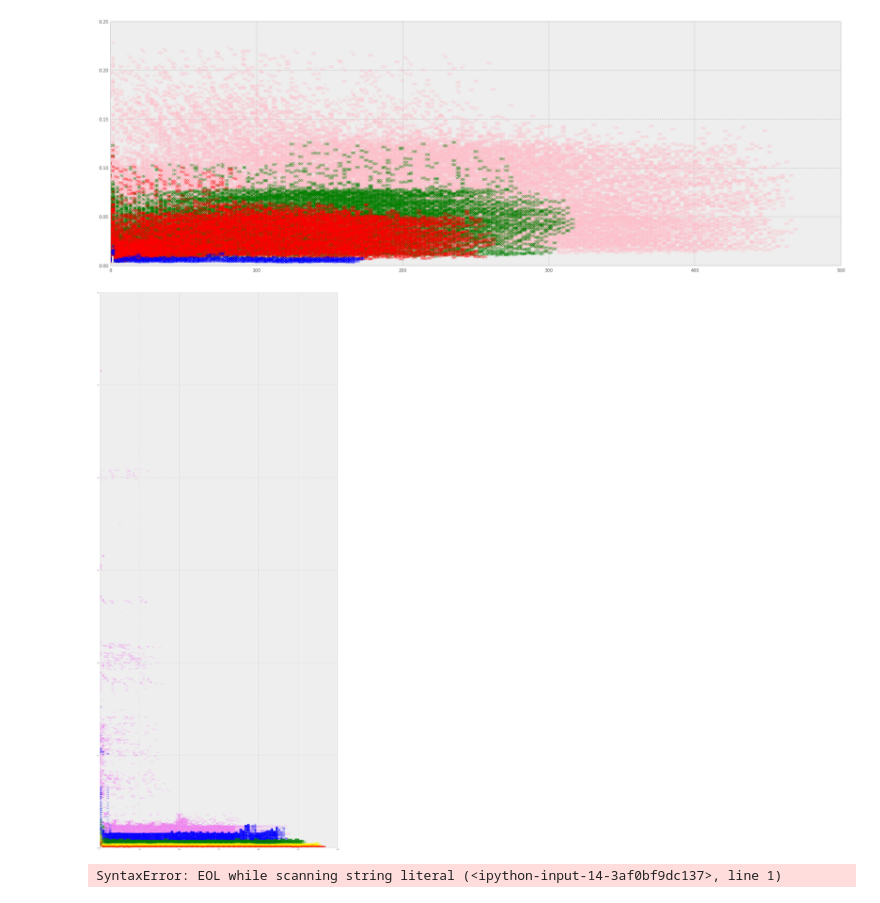
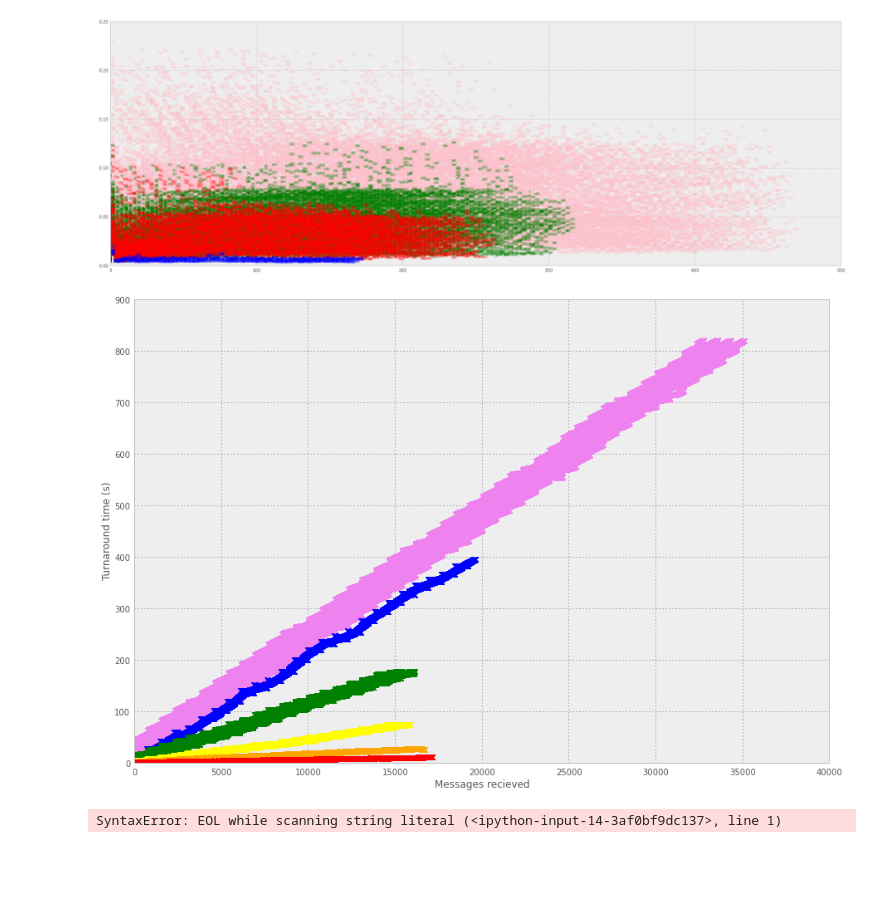
Before and after one commit to asazonov/MobileMiddleware, a Jupyter notebook: broker_test.ipynb, the cells around one changed output. Cells and saved outputs as stored; diff of their text form; code cells hidden in the pictures; blank space fills up the shorter version.

```diff
--- a/broker_test.ipynb
+++ b/broker_test.ipynb
@@ -67,27 +67,31 @@ for data in data_list:
 # %%
 from collections import OrderedDict
 
-plt.figure(figsize=(30,70))
+plt.figure(figsize=(15,10))
 
 prefixes = {10 : "red", 20 : "orange", 40 : "yellow", 80 : "green", 160 : "blue", 320 : "violet" }
 prefix_list = [10, 20, 40, 80, 160, 320]
 
 for prefix in reversed(prefix_list):
     data_list = []
     file_list = []
-    file_list = glob.glob("./output/" + str(prefix) + "-*.csv")
+    file_list = glob.glob("./output-0.001/" + str(prefix) + "-*.csv")
     for file in file_list:
         tmp_data = pd.read_csv(file)
         data_list.append(tmp_data)
     col = numpy.random.rand(3,)
     for data in data_list:
+        data = data[(data.time < 10000)]
         if data.empty:
             print "hi"
             continue
-        data.plot(y="time", style = "x", c=prefixes[prefix] )  #c='pink')
+        data.plot(y="time", style = "x", c=prefixes[prefix])  #c='pink')
+    #plt.axis([0, 10, 0, 10])
+    xlabel("Messages recieved")
+    ylabel("Turnaround time (s)")
 #legend(bbox_to_anchor=(1.05, 1), loc=2, borderaxespad=0.)
 # %% [output]
-[figure, old version]
+[figure, new version]
 # %%
 "
 # %% [output]
```
Also changed, not shown: 11 other files.
